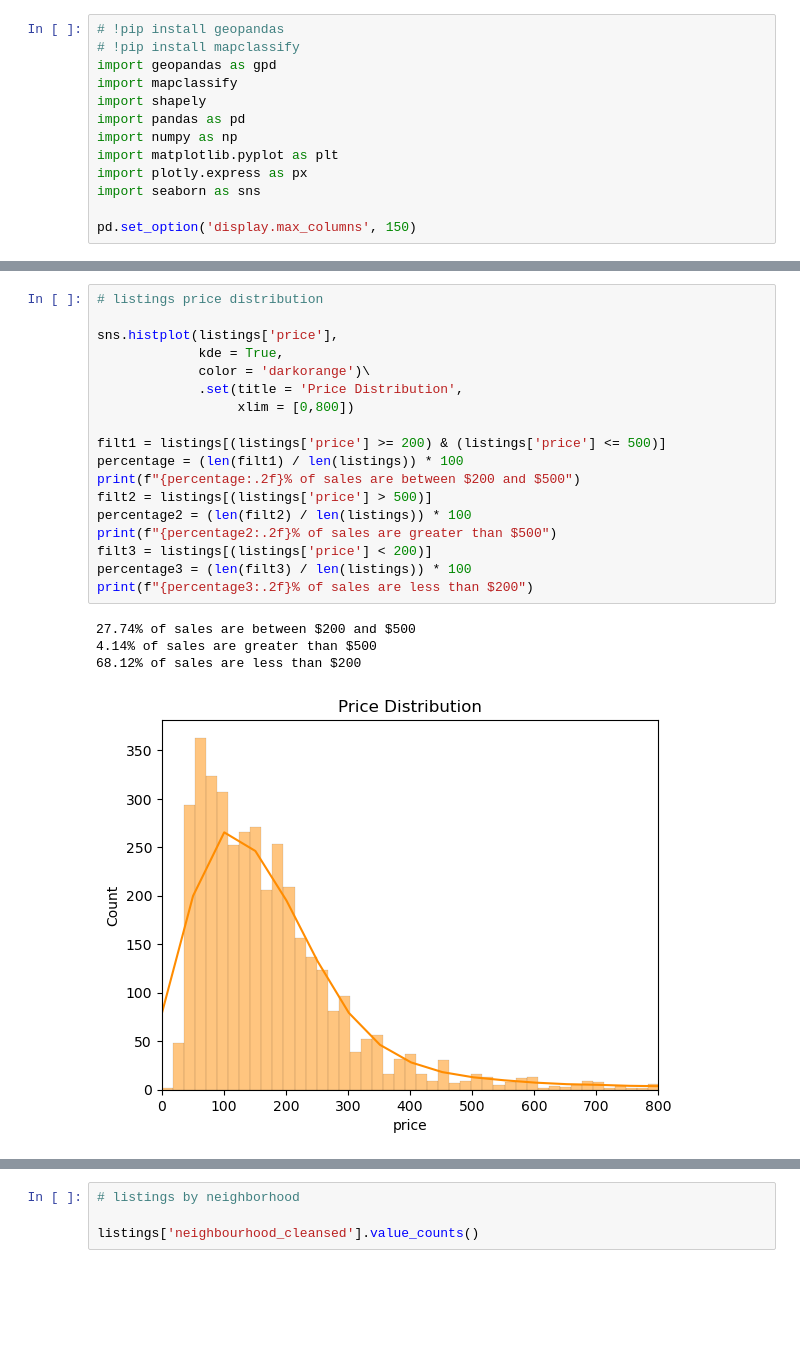
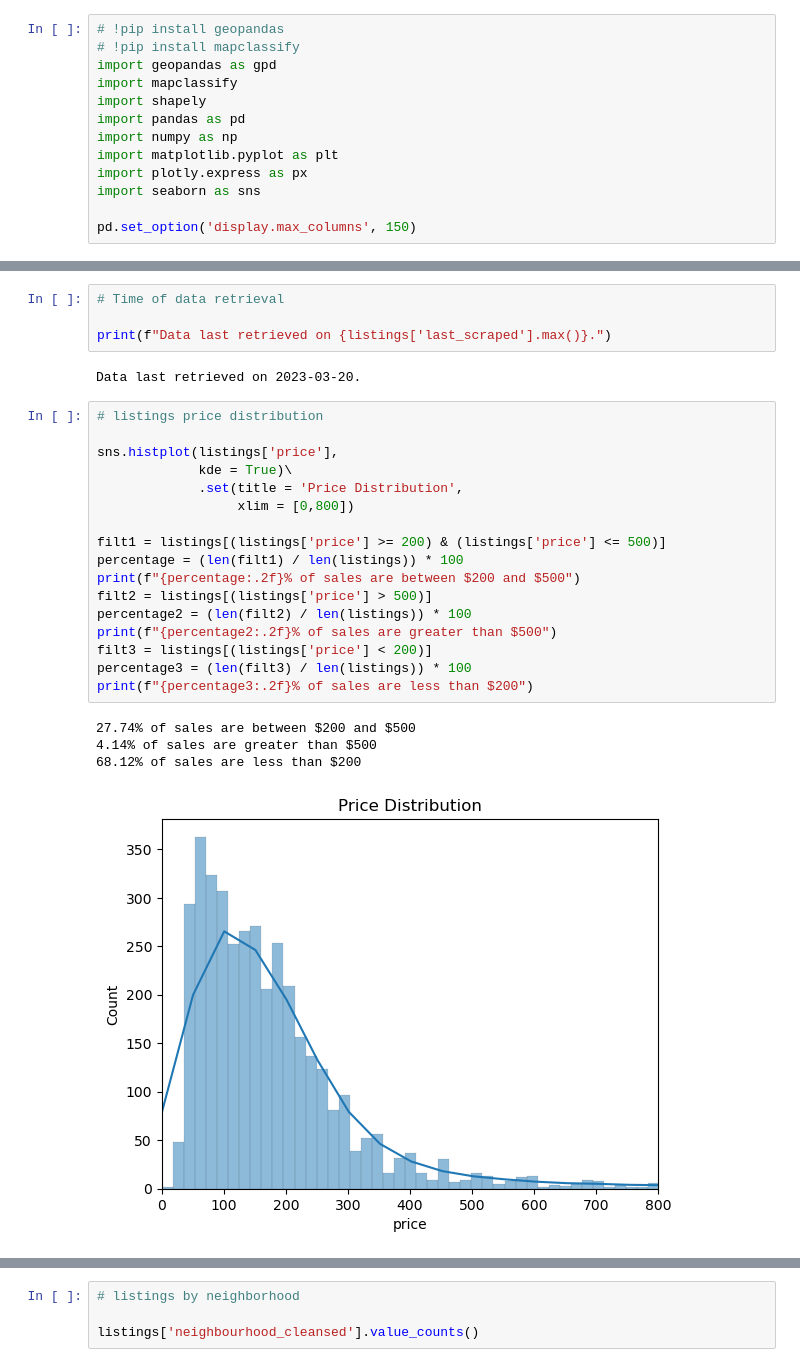
Before and after one commit to Brooks377/leftside_teamproject, a Jupyter notebook: ugly_god/EDA_Methodology.ipynb, the cells around one changed output, grey strips where cells are left out. Drawn from its saved outputs; the diff is of its cells as text; blank space fills up the shorter version.

```diff
--- a/ugly_god/EDA_Methodology.ipynb
+++ b/ugly_god/EDA_Methodology.ipynb
@@ -45,23 +58,28 @@ listings.head()
+# %%
+# Time of data retrieval
+
+print(f"Data last retrieved on {listings['last_scraped'].max()}.")
+# %% [output]
+Data last retrieved on 2023-03-20.
 # %%
 # listings price distribution
 
 sns.histplot(listings['price'],
-             kde = True,
-             color = 'darkorange')\
+             kde = True)\
              .set(title = 'Price Distribution',
                   xlim = [0,800])
 
 filt1 = listings[(listings['price'] >= 200) & (listings['price'] <= 500)]
 percentage = (len(filt1) / len(listings)) * 100
 print(f"{percentage:.2f}% of sales are between $200 and $500")
 filt2 = listings[(listings['price'] > 500)]
 percentage2 = (len(filt2) / len(listings)) * 100
 print(f"{percentage2:.2f}% of sales are greater than $500")
 filt3 = listings[(listings['price'] < 200)]
 percentage3 = (len(filt3) / len(listings)) * 100
 print(f"{percentage3:.2f}% of sales are less than $200")
 # %% [output]
 27.74% of sales are between $200 and $500
 4.14% of sales are greater than $500
 68.12% of sales are less than $200
-[figure, old version]
+[figure, new version]
```
Also changed, not shown: parts of 24 cells of this notebook.
